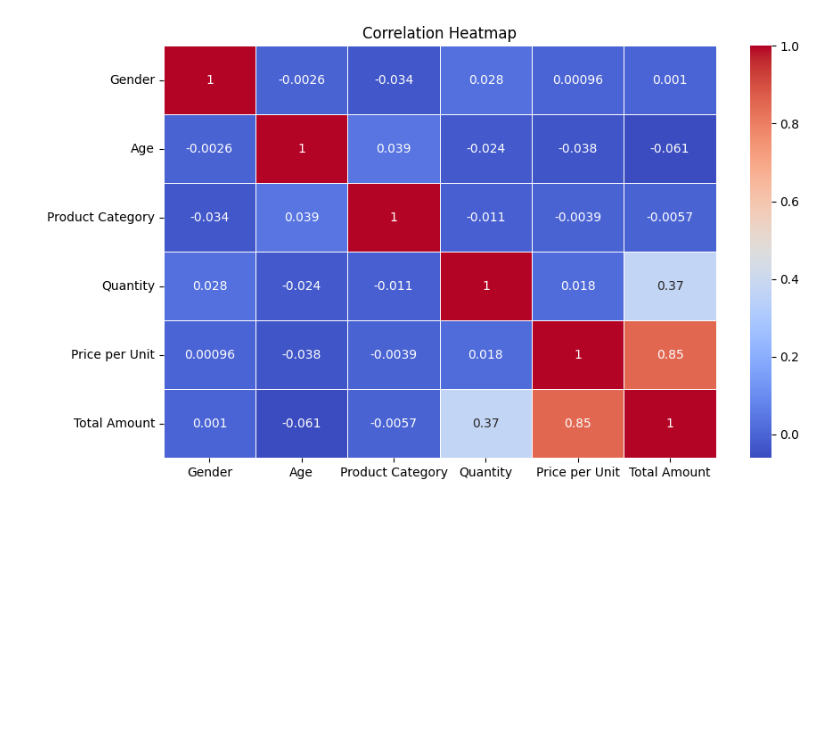
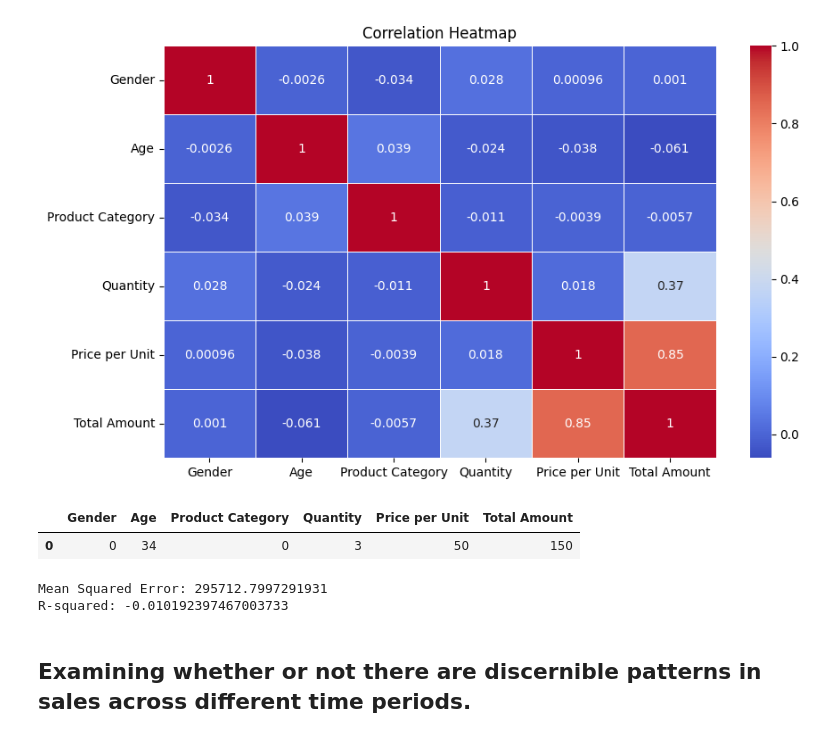
Before and after one commit to bdupey/DATA445-Machine_Learning, a Jupyter notebook: data445-kaggle-project-2.ipynb, the cells around one changed output. Cells and saved outputs as stored; diff of their text form; code cells hidden in the pictures; blank space fills up the shorter version.

Commit message:
Kaggle Notebook | DATA445-Kaggle_Project_2 | Version 3

```diff
--- a/data445-kaggle-project-2.ipynb
+++ b/data445-kaggle-project-2.ipynb
@@ -88,0 +97,31 @@ Name: Age, dtype: float64
+# %%
+retail.head(1)
+# %% [output]
+|  | Gender | Age | Product Category | Quantity | Price per Unit | Total Amount |
+| 0 | 0 | 34 | 0 | 3 | 50 | 150 |
+# %%
+
+
+# Split the data into training and testing sets (e.g., 80% train, 20% test)
+X = retail[['Age', 'Gender']]
+y = retail['Total Amount']
+X_train, X_test, y_train, y_test = train_test_split(X, y, test_size=0.2, random_state=42)
+
+# Initialize the linear regression model
+model = LinearRegression()
+
+# Fit the model on the training data
+model.fit(X_train, y_train)
+
+# Make predictions on the test data
+y_pred = model.predict(X_test)
+
+# Evaluate the model's performance
+mse = mean_squared_error(y_test, y_pred)
+r2 = r2_score(y_test, y_pred)
+
+print("Mean Squared Error:", mse)
+print("R-squared:", r2)
+# %% [output]
+Mean Squared Error: 295712.7997291931
+R-squared: -0.010192397467003733
@@ -88,0 +132,2 @@ Name: Age, dtype: float64
+# %% [markdown]
+## Examining whether or not there are discernible patterns in sales across different time periods.
```
Also changed, not shown: parts of 8 cells of this notebook.
